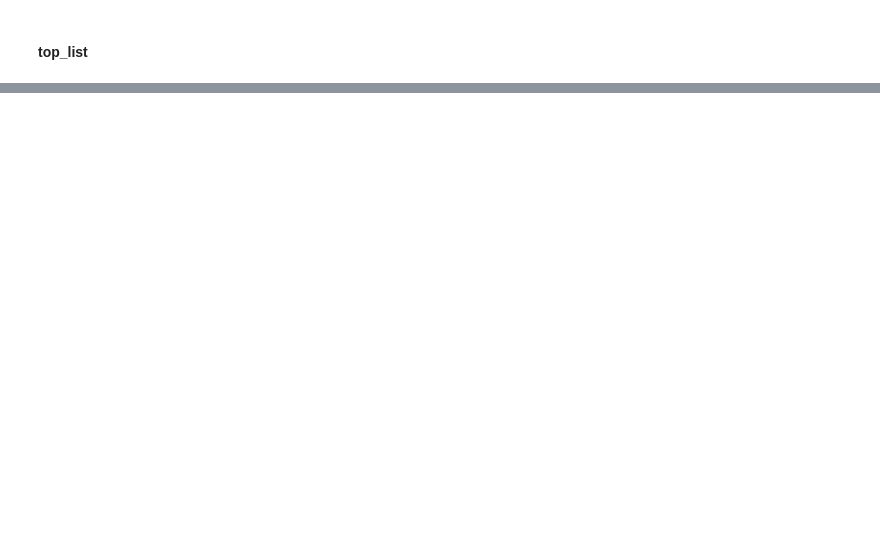
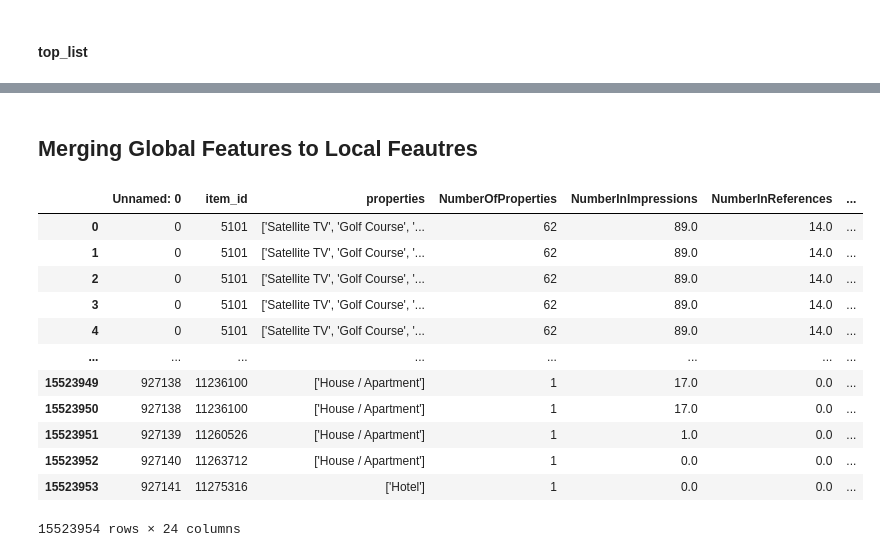
Before and after one commit to ZeyadSabbah/TrivagoRecommenderSystem, a Jupyter notebook: TrivagoFeatureEngineering.ipynb, the cells around one changed output, grey strips where cells are left out. Drawn from its saved outputs; the diff is of its cells as text; code cells hidden in the pictures; blank space fills up the shorter version.

```diff
--- a/TrivagoFeatureEngineering.ipynb
+++ b/TrivagoFeatureEngineering.ipynb
@@ -881,0 +988,25 @@ Data.to_csv('TrainData.csv', index=False)
+# %% [markdown]
+## Merging Global Features to Local Feautres
+# %%
+GlobalPath = '/content/drive/My Drive/Trivago/Datasets/clean_data/item_global.csv'
+LocalPath = '/content/drive/My Drive/Trivago/Datasets/clean_data/item_local.csv'
+
+GlobalData = pd.read_csv(GlobalPath)
+LocalData = pd.read_csv(LocalPath)
+
+TrainData = GlobalData.merge(LocalData, on='item_id', how='left')
+TrainData
+# %% [output]
+|  | Unnamed: 0 | item_id | properties | NumberOfProperties | NumberInImpressions | NumberInReferences | ... |
+| 0 | 0 | 5101 | ['Satellite TV', 'Golf Course', '... | 62 | 89.0 | 14.0 | ... |
+| 1 | 0 | 5101 | ['Satellite TV', 'Golf Course', '... | 62 | 89.0 | 14.0 | ... |
+| 2 | 0 | 5101 | ['Satellite TV', 'Golf Course', '... | 62 | 89.0 | 14.0 | ... |
+| 3 | 0 | 5101 | ['Satellite TV', 'Golf Course', '... | 62 | 89.0 | 14.0 | ... |
+| 4 | 0 | 5101 | ['Satellite TV', 'Golf Course', '... | 62 | 89.0 | 14.0 | ... |
+| ... | ... | ... | ... | ... | ... | ... | ... |
+| 15523949 | 927138 | 11236100 | ['House / Apartment'] | 1 | 17.0 | 0.0 | ... |
+| 15523950 | 927138 | 11236100 | ['House / Apartment'] | 1 | 17.0 | 0.0 | ... |
+| 15523951 | 927139 | 11260526 | ['House / Apartment'] | 1 | 1.0 | 0.0 | ... |
+| 15523952 | 927140 | 11263712 | ['House / Apartment'] | 1 | 0.0 | 0.0 | ... |
+| 15523953 | 927141 | 11275316 | ['Hotel'] | 1 | 0.0 | 0.0 | ... |
+15523954 rows × 24 columns
```
Also changed, not shown: parts of 61 cells of this notebook.
